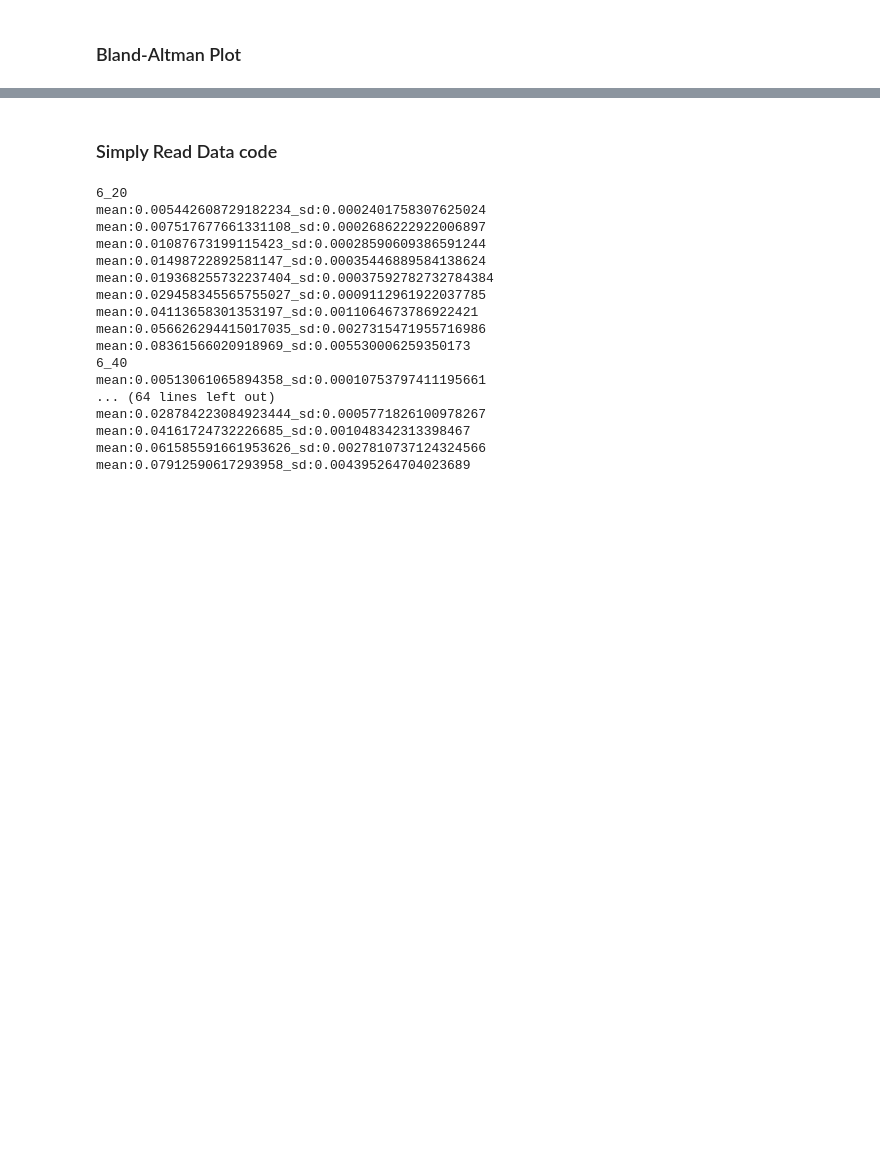
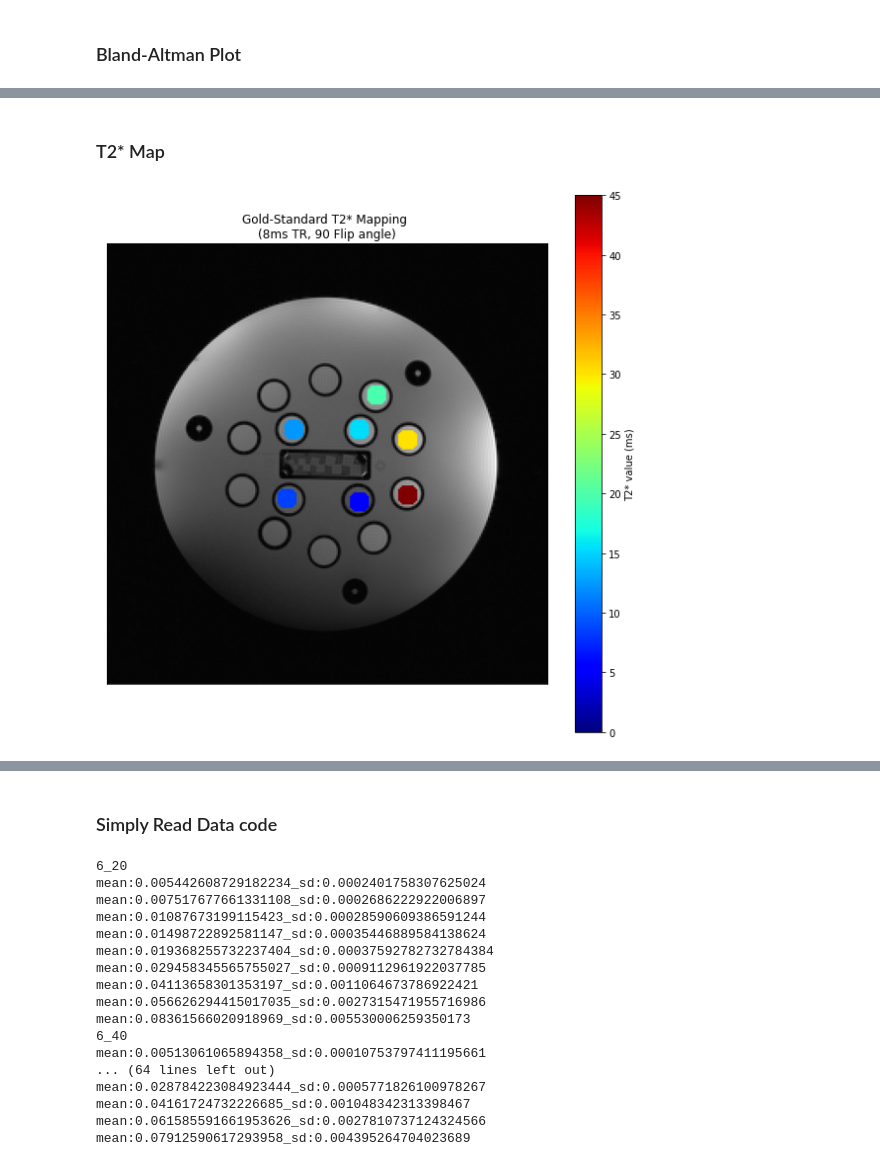
Before and after one commit to Yifei-Jin/Final_Year_Project, a Jupyter notebook: Code/Quadratic_Spoiling/PostImageProcessing/Final_T2StarResultReader.ipynb, the cells around one changed output, grey strips where cells are left out. Drawn from its saved outputs; the diff is of its cells as text; code cells hidden in the pictures; blank space fills up the shorter version.

Commit message:
T2* mapping finished

```diff
--- a/Code/Quadratic_Spoiling/PostImageProcessing/Final_T2StarResultReader.ipynb
+++ b/Code/Quadratic_Spoiling/PostImageProcessing/Final_T2StarResultReader.ipynb
@@ -145,0 +259,61 @@ ax_BA.figure.savefig("Bland_Altman_Plot_"+str(P)+"Period_"+str(tr)+"_TR.jpg")
+# %% [markdown]
+### T2* Map
+# %%
+#GOlD Standard Data
+# Define colormap
+cmap = plt.cm.jet
+
+chosedNum = [11,10,4,5,3,7,9]
+#chosedNum = [11,10,4,5,3,7,9,13,14,12]
+
+tr = 8
+#gold standard
+fa = 90
+
+STANDARD_MASK_LABEL = np.load("MASK_3RESULT/MASKLABEL_4.npy")
+
+DICOM1 = 'recon/multiecho_FLASH/tr'+str(tr)+'_fa'+str(fa)+'_echo1.dcm'
+#LOAD DICOM DATA
+#For grayscale - 3 layer all equal
+img = pydicom.read_file(DICOM1)
+GOLDSTD_DATA = img.pixel_array.reshape((256,256,1))
+GOLDSTD_DATA = GOLDSTD_DATA/np.max(GOLDSTD_DATA)
+GOLDSTD_DATA = np.append(GOLDSTD_DATA, GOLDSTD_DATA, axis = 2)
+GOLDSTD_DATA = np.append(GOLDSTD_DATA, GOLDSTD_DATA[:,:,0].reshape((256,256,1)), axis = 2)
+
+#T2* data value
+T2StarData = np.load("MASK_3RESULT/GOLDstandardT2Star/"+str(tr)+"TR_"+str(fa)+"FA_T2StarValueFor14PhantomSpheres_MASK4.npy")
+#add as rgb in the array
+
+GOLDSTD_data = np.asarray([], dtype = float)
+Quantitative_data = np.zeros((np.shape(GOLDSTD_DATA)[0],np.shape(GOLDSTD_DATA)[1]))
+for phantom_num in chosedNum:
+    count = 0
+    for i in range (0,256):
+        for j in range (0,256):
+            if(STANDARD_MASK_LABEL[i,j]== (phantom_num)):
+                # Get the RGBA values for the colormap at each value
+                Quantitative_data[i,j] = T2StarData[phantom_num-1,count]
+
+for phantom_num in chosedNum:
+    count = 0
+    for i in range (0,256):
+        for j in range (0,256):
+            if(STANDARD_MASK_LABEL[i,j]== (phantom_num)):
+                # Get the RGBA values for the colormap at each value
+                #Quantitative_data[i,j] = T2StarData[phantom_num-1,count]
+                rgba_values = cmap(Quantitative_data[i,j]/np.max(Quantitative_data))
+                GOLDSTD_DATA[i,j,:] = rgba_values[:3]
+                count = count + 1
+
+plt.figure(1,figsize=(10,10))
+plt.title("Gold-Standard T2* Mapping \n("+str(tr)+"ms TR, "+str(fa)+" Flip angle)")
+plt.imshow(Quantitative_data*1e3, cmap = cmap, vmax = 45, vmin = 0)
+plt.gca().set_xticks([])
+plt.gca().set_yticks([])
+plt.colorbar(label='T2* value (ms)')
+plt.imshow(GOLDSTD_DATA)
+np.shape(GOLDSTD_data)
+#plt.savefig("T2StarMaps/GOLDSTD"+str(tr)+"_TR_"+str(fa)+"_FA_T2StarMap.jpg")
+# %% [output]
+[figure, added]
```
Also changed, not shown: parts of 9 cells of this notebook, 42 other files.
